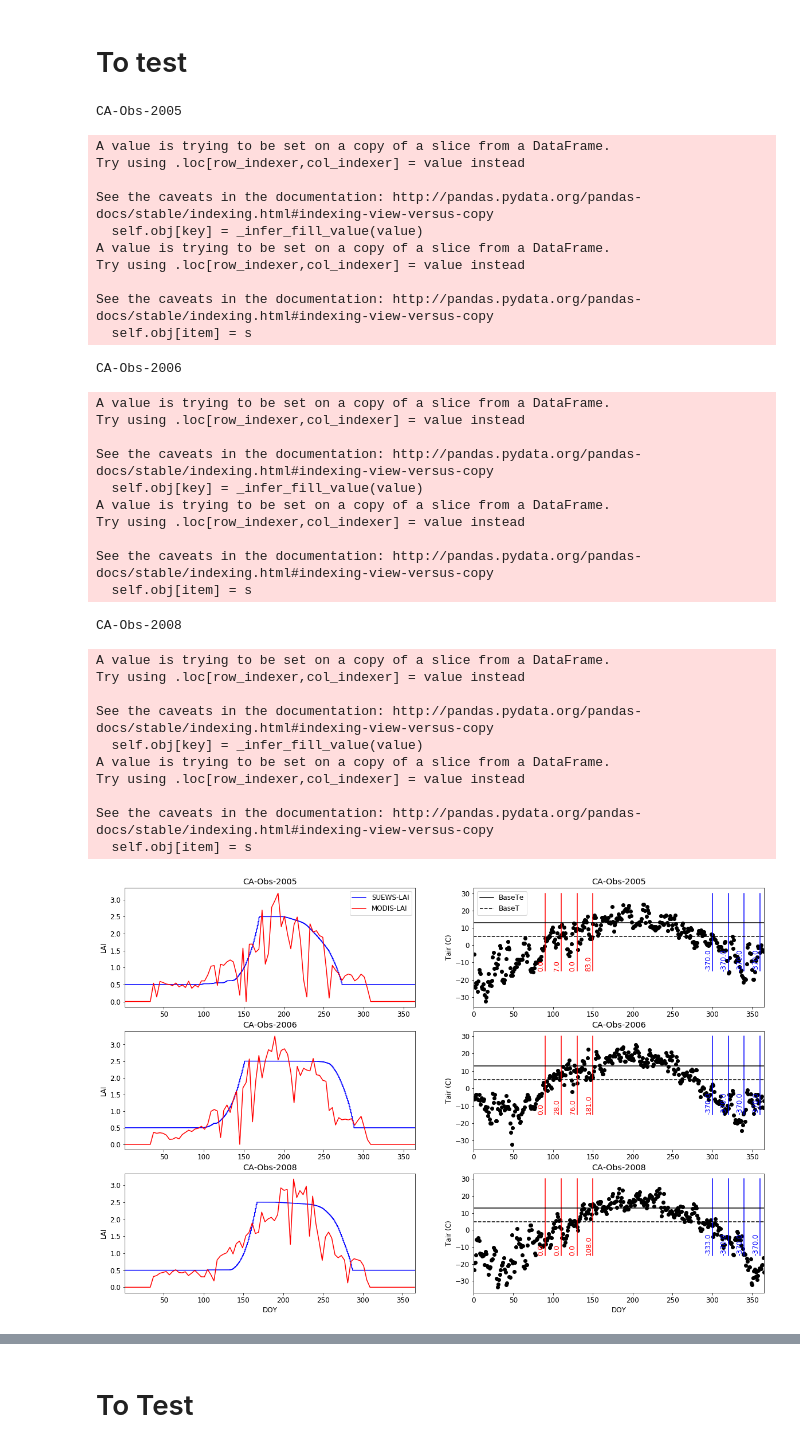
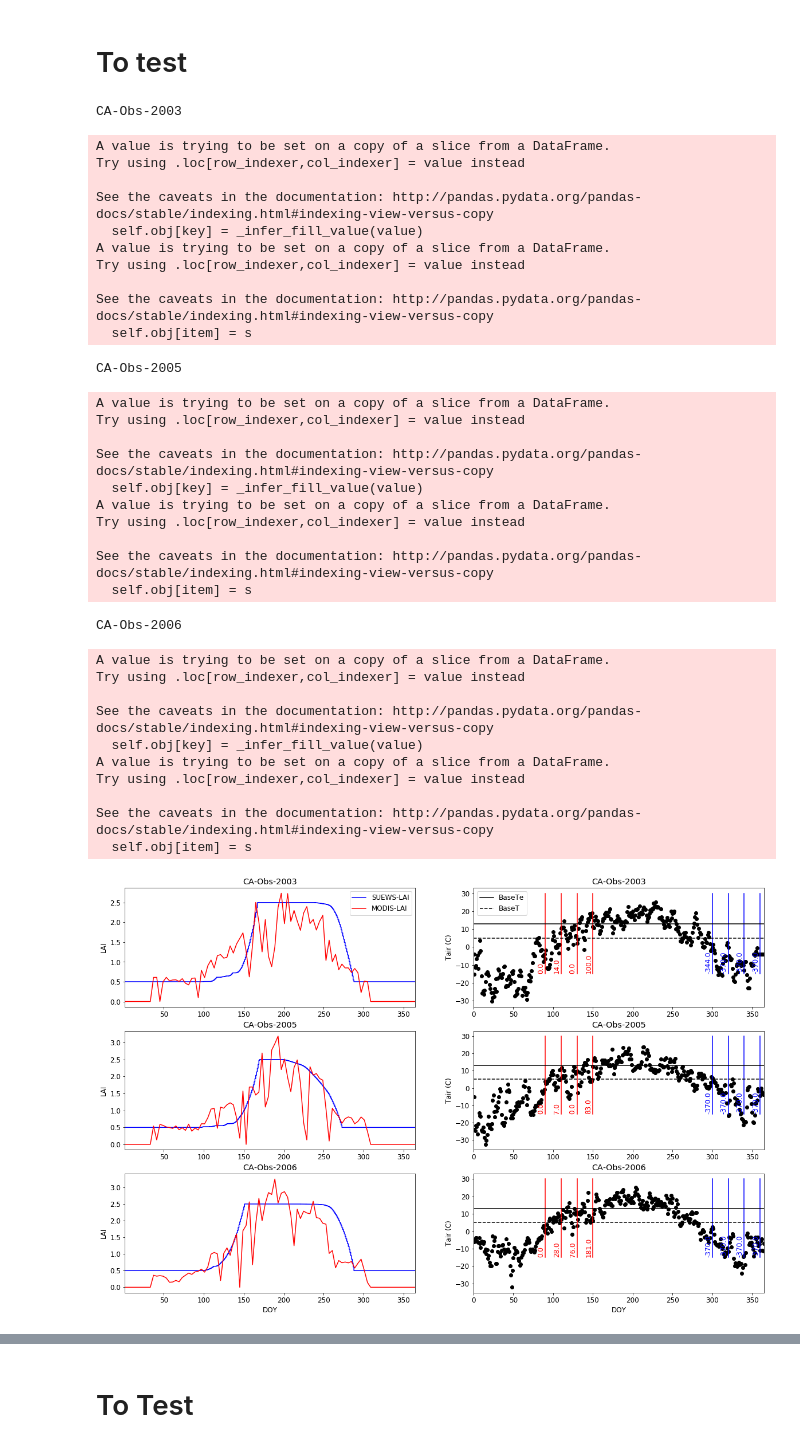
Before and after one commit to Urban-Meteorology-Reading/SUEWS_parameters, a Jupyter notebook: LAI_EveTr.ipynb, the cells around one changed output, grey strips where cells are left out. Drawn from its saved outputs; the diff is of its cells as text; code cells hidden in the pictures.

```diff
--- a/LAI_EveTr.ipynb
+++ b/LAI_EveTr.ipynb
@@ -192,7 +192,10 @@ for year in years:
     df_output,df_state_final,df_state_init,df_period,grid,df_forcing_run = read_data(year,name)
     lai_model,GDD_model,SDD_model,Tair=calc_vars(df_output,grid,df_forcing_run)
 
-
+    with open('LAI/'+name+'-'+str(year)+'-MODIS','wb') as f:
+        pickle.dump(df_period, f)
+    with open('LAI/'+name+'-'+str(year)+'-Model','wb') as f:
+        pickle.dump(lai_model, f)
 
     ax=axs[counter][0]
     ax.plot(lai_model.DOY,lai_model.LAI,color='b',label='SUEWS-LAI')
@@ -297,7 +300,7 @@ def modify_attr(df_state_init,df):
     return df_state_init
 
 name='CA-Obs'
-year=2003
+year=2008
 
 df_output,df_state_final,df_state_init,df_period,grid,df_forcing_run = read_data(year,name)
 lai_model,GDD_model,SDD_model,Tair=calc_vars(df_output,grid,df_forcing_run)
@@ -351,7 +344,7 @@ See the caveats in the documentation: http://pandas.pydata.org/pandas-docs/stabl
 # To test
 # %%
 name='CA-Obs'
-years=[2005,2006,2008]
+years=[2003,2005,2006]
 
 plt.rcParams.update({'font.size': 12})
 fig,axs=plt.subplots(len(years),2,figsize=(20,13))
@@ -365,7 +358,10 @@ for year in years:
 
     lai_model,GDD_model,SDD_model,Tair=calc_vars(df_output,grid,df_forcing_run)
 
-
+    with open('LAI/'+name+'-'+str(year)+'-MODIS','wb') as f:
+        pickle.dump(df_period, f)
+    with open('LAI/'+name+'-'+str(year)+'-Model','wb') as f:
+        pickle.dump(lai_model, f)
 
     ax=axs[counter][0]
     ax.plot(lai_model.DOY,lai_model.LAI,color='b',label='SUEWS-LAI')
@@ -407,38 +403,38 @@ for year in years:
 
 plt.savefig('figs/'+name+'-LAI.png',dpi=300,bbox_inches = 'tight',pad_inches = 0.01)
 # %% [output]
-CA-Obs-2005
+CA-Obs-2003
 A value is trying to be set on a copy of a slice from a DataFrame.
 Try using .loc[row_indexer,col_indexer] = value instead
 
 See the caveats in the documentation: http://pandas.pydata.org/pandas-docs/stable/indexing.html#indexing-view-versus-copy
   self.obj[key] = _infer_fill_value(value)
 A value is trying to be set on a copy of a slice from a DataFrame.
 Try using .loc[row_indexer,col_indexer] = value instead
 
 See the caveats in the documentation: http://pandas.pydata.org/pandas-docs/stable/indexing.html#indexing-view-versus-copy
   self.obj[item] = s
-CA-Obs-2006
+CA-Obs-2005
 A value is trying to be set on a copy of a slice from a DataFrame.
 Try using .loc[row_indexer,col_indexer] = value instead
 
 See the caveats in the documentation: http://pandas.pydata.org/pandas-docs/stable/indexing.html#indexing-view-versus-copy
   self.obj[key] = _infer_fill_value(value)
 A value is trying to be set on a copy of a slice from a DataFrame.
 Try using .loc[row_indexer,col_indexer] = value instead
 
 See the caveats in the documentation: http://pandas.pydata.org/pandas-docs/stable/indexing.html#indexing-view-versus-copy
   self.obj[item] = s
-CA-Obs-2008
+CA-Obs-2006
 A value is trying to be set on a copy of a slice from a DataFrame.
 Try using .loc[row_indexer,col_indexer] = value instead
 
 See the caveats in the documentation: http://pandas.pydata.org/pandas-docs/stable/indexing.html#indexing-view-versus-copy
   self.obj[key] = _infer_fill_value(value)
 A value is trying to be set on a copy of a slice from a DataFrame.
 Try using .loc[row_indexer,col_indexer] = value instead
 
 See the caveats in the documentation: http://pandas.pydata.org/pandas-docs/stable/indexing.html#indexing-view-versus-copy
   self.obj[item] = s
-[figure, old version]
+[figure, new version]
 # %% [markdown]
```
Also changed, not shown: parts of 5 cells of this notebook, 58 other files.
